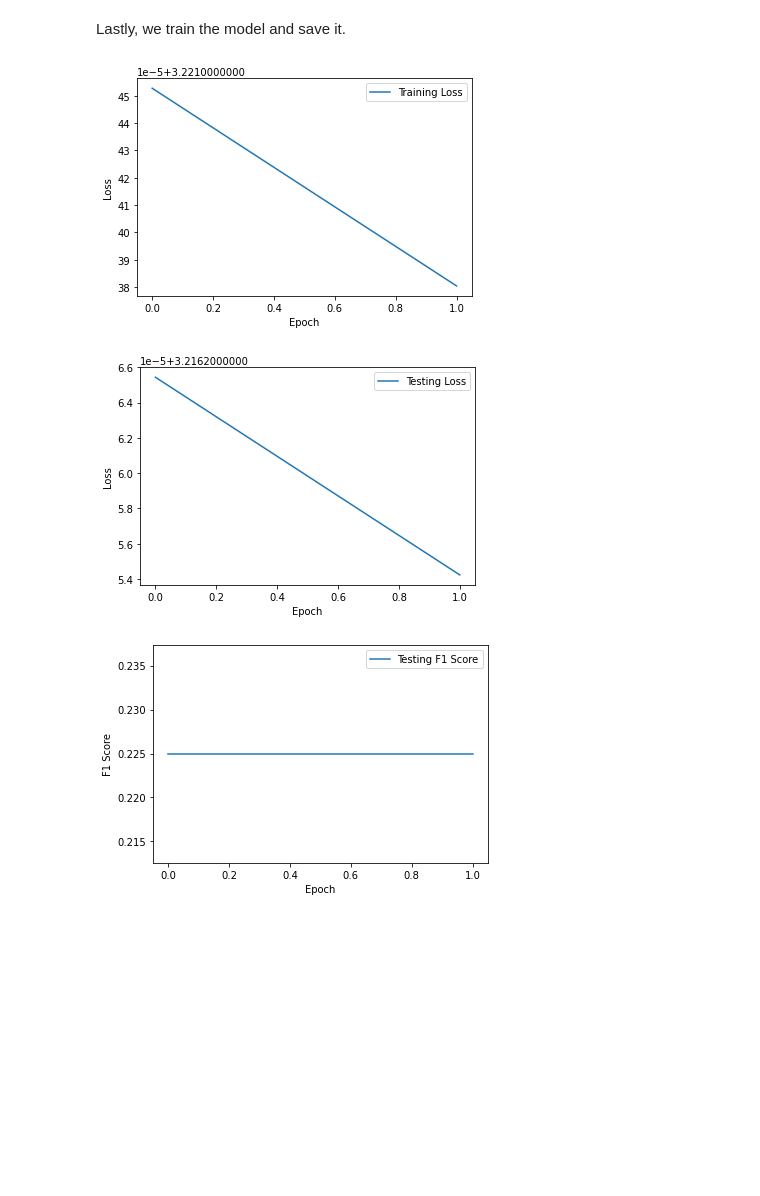
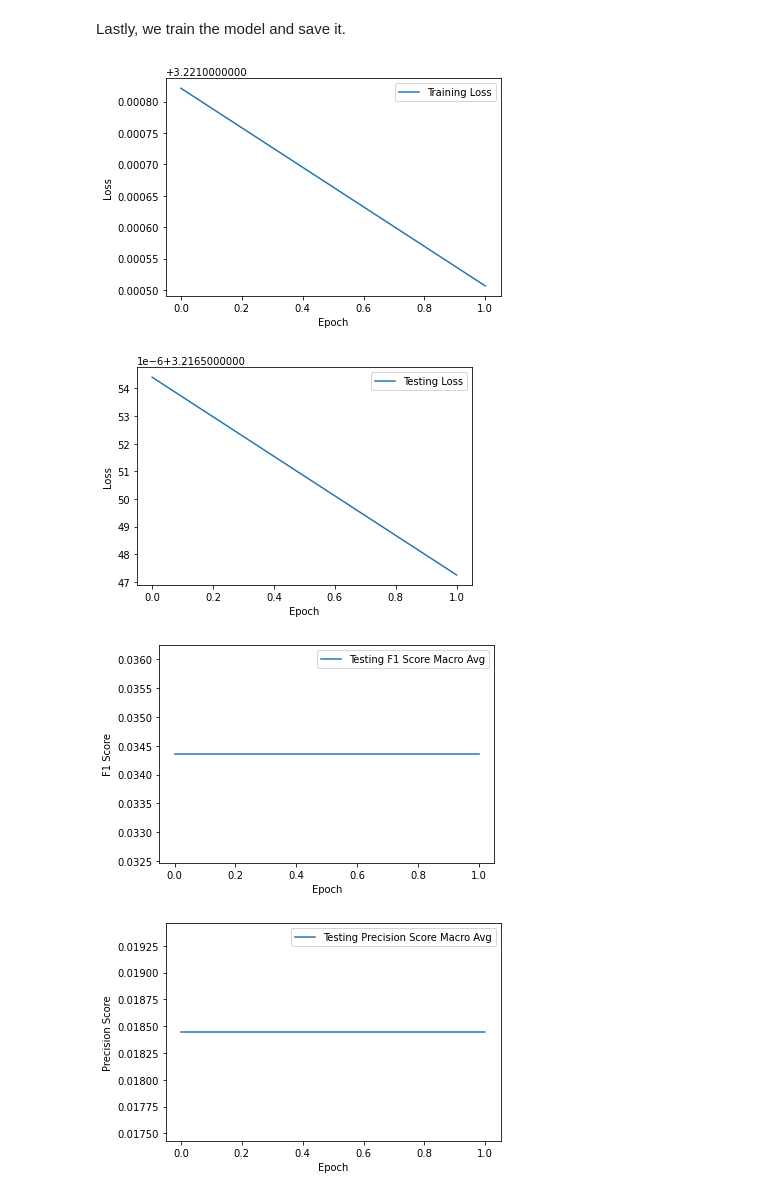
Before and after one commit to gullo97/earthquake_ml, a Jupyter notebook: notebook.ipynb, the cells around one changed output. Drawn from its saved outputs; the diff is of its cells as text; code cells hidden in the pictures; blank space fills up the shorter version.

Commit message:
updated train log

```diff
--- a/notebook.ipynb
+++ b/notebook.ipynb
@@ -274,6 +274,28 @@ def train(model, train_dataloader, test_dataloader, loss_fn, optimizer, num_epoc
             ax.set_ylabel('F1 Score')
             ax.legend()
 
+            # plot average precision score
+            fig, ax = plt.subplots()
+            ax.plot([score['macro avg']['precision'] for score in test_scores], label='Testing Precision Score Macro Avg')
+            ax.set_xlabel('Epoch')
+            ax.set_ylabel('Precision Score')
+            ax.legend()
+
+            # plot average recall score
+            fig, ax = plt.subplots()
+            ax.plot([score['macro avg']['recall'] for score in test_scores], label='Testing Recall Score Macro Avg')
+            ax.set_xlabel('Epoch')
+            ax.set_ylabel('Recall Score')
+            ax.legend()
+
+            # plot f1 score for each class
+            fig, ax = plt.subplots()
+            for i in range(N_CLASSES):
+                ax.plot([score[str(i)]['f1-score'] for score in test_scores], label=f'Class {i}')
+            ax.set_xlabel('Epoch')
+            ax.set_ylabel('F1 Score')
+            ax.legend()
+
             plt.show()
 
         print(f"Epoch {epoch + 1}/{num_epochs}: Training Loss: {train_loss:.4f} Test Loss: {test_loss:.4f} \nTest Score:\n {test_score} ")
@@ -288,8 +310,9 @@ Number of parameters: 3652
 # %% [markdown]
 Lastly, we train the model and save it.
 # %%
-train(model, train_loader, test_loader, BalancedBCELoss(), optim.Adam(model.parameters(), lr=0.001), num_epochs=500, log_interval=1)
+train(model, train_loader, test_loader, BalancedBCELoss(), optim.Adam(model.parameters(), lr=0.0002), num_epochs=500, log_interval=1)
 # %% [output]
-[figure, old version]
+[figure, new version]
-[figure, old version]
+[figure, new version]
-[figure, old version]
+[figure, new version]
+[figure, added]
```
Also changed, not shown: parts of 1 cell of this notebook.
